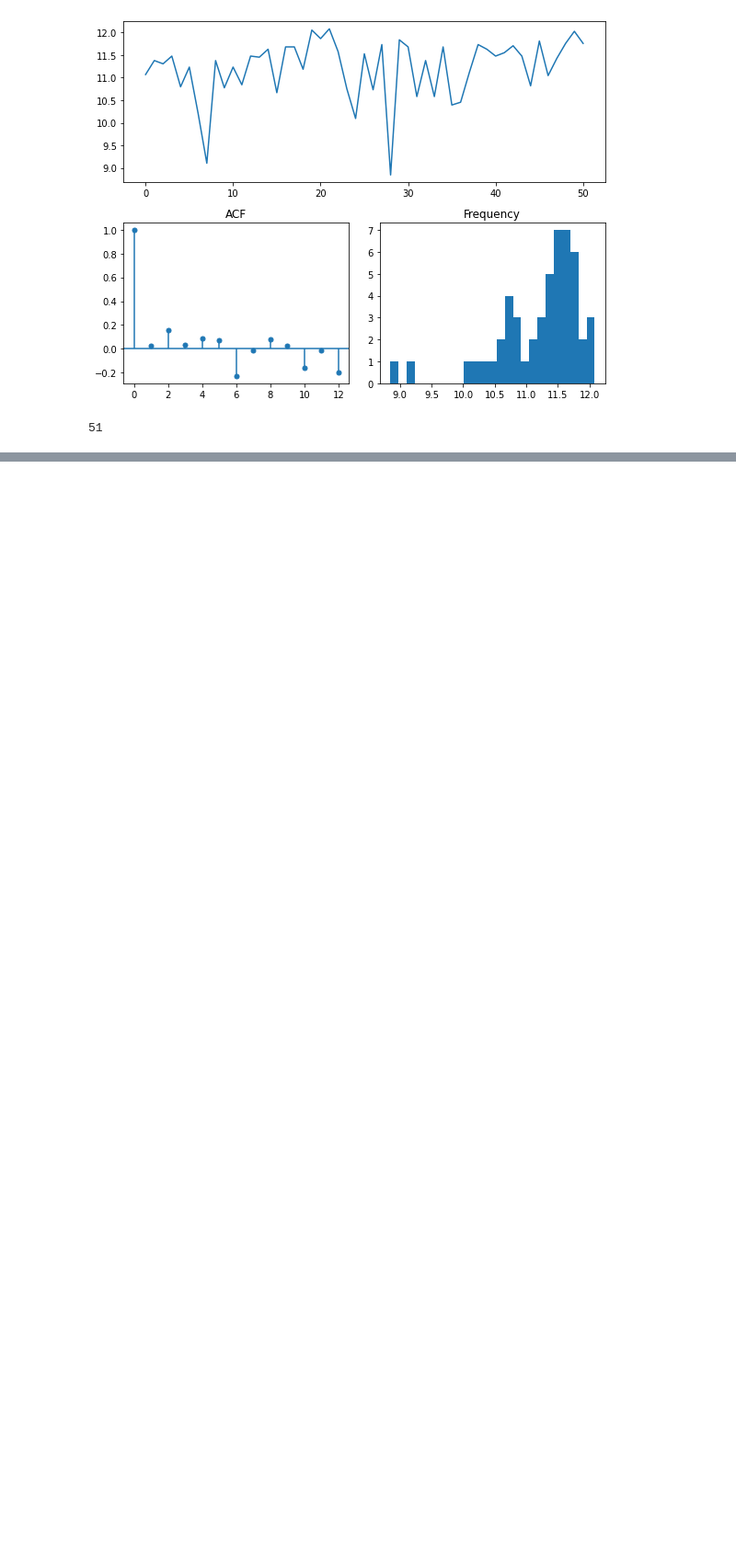
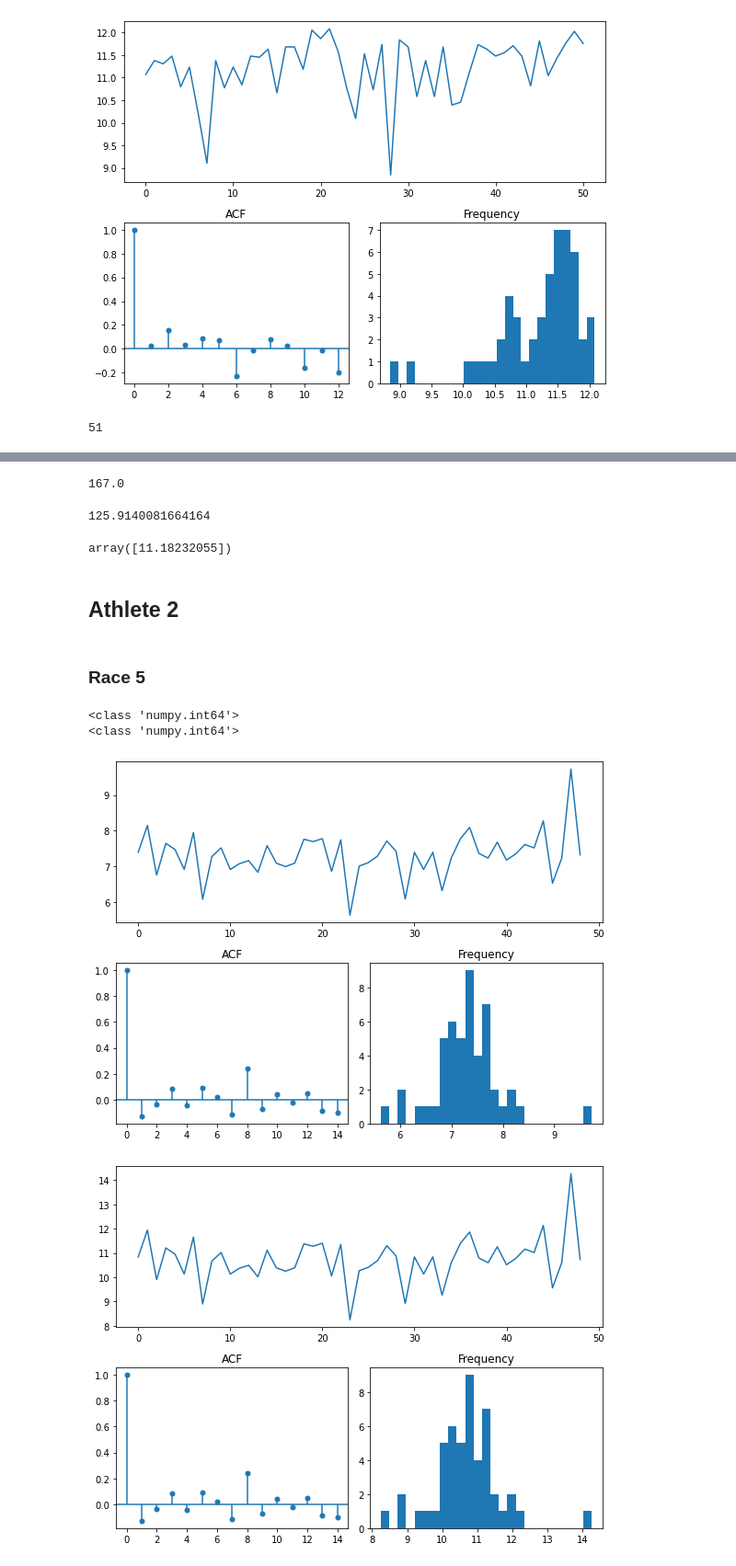
Before and after one commit to keithkruelskie/athlete_prediction, a Jupyter notebook: initial_modeling.ipynb, the cells around one changed output, grey strips where cells are left out. Shown at 92% size. Cells and saved outputs as stored; diff of their text form; code cells hidden in the pictures; blank space fills up the shorter version.

Commit message:
lots of modeling. Getting pretty good results

```diff
--- a/initial_modeling.ipynb
+++ b/initial_modeling.ipynb
@@ -106,0 +334,10 @@ array([12.84983354])
+# %%
+#Looking at the cadence in training:
+race_df2[(race_df2['is_race']==0) & (race_df2['distance']>10)]['avg_run_cadence'].mean()
+# %% [output]
+167.0
+# %%
+#Looking at the average calories/mile on long runs:
+(race_df2[(race_df2['is_race']==0) & (race_df2['distance']>10)]['calories']/race_df2[(race_df2['is_race']==0) & (race_df2['distance']>10)]['distance']).mean()
+# %% [output]
+125.9140081664164
@@ -106,0 +346,4 @@ array([12.84983354])
+# %%
+model.predict(1, X = [[13.14, 1638, 354, 604, 167]])
+# %% [output]
+array([11.18232055])
@@ -106,0 +354,38 @@ array([12.84983354])
+# %% [markdown]
+## Athlete 2
+# %% [markdown]
+### Race 5
+# %%
+#Let's read in a single csv first:
+race_df2 = pd.read_csv('./data/races/athlete_2/athlete_2_race_5_3_mo_Running_extra_cols.csv', index_col='date')
+
+try:
+    race_df2['elev_gain'] = race_df2['elev_gain'].str.replace(',', '').astype(float)
+except:
+    print(type(race_df2['elev_gain'][0]))
+
+
+try:
+    race_df2['elev_loss'] = race_df2['elev_loss'].str.replace(',', '').astype(float)
+except:
+    print(type(race_df2['elev_loss'][0]))
+
+
+try:
+    race_df2['calories'] = race_df2['calories'].str.replace(',', '').astype(float)
+except:
+    print(race_df2['calories'].info())
+# %% [output]
+<class 'numpy.int64'>
+<class 'numpy.int64'>
+# %%
+tsdisplay(race_df2['spd_mph'], lag_max=14)
+
+tsdisplay(race_df2['GAP_ft_s'], lag_max=14)
+
+X = race_df2[race_df2['race']==0][['distance', 'avg_hr','elev_gain', 'elev_loss']] #, 'avg_stride_length', 'avg_ground_contact_time']]
+
+y = race_df2[race_df2['race']==0]['spd_ft_s']
+# %% [output]
+[figure, added]
+[figure, added]
```
Also changed, not shown: parts of 43 cells of this notebook.
